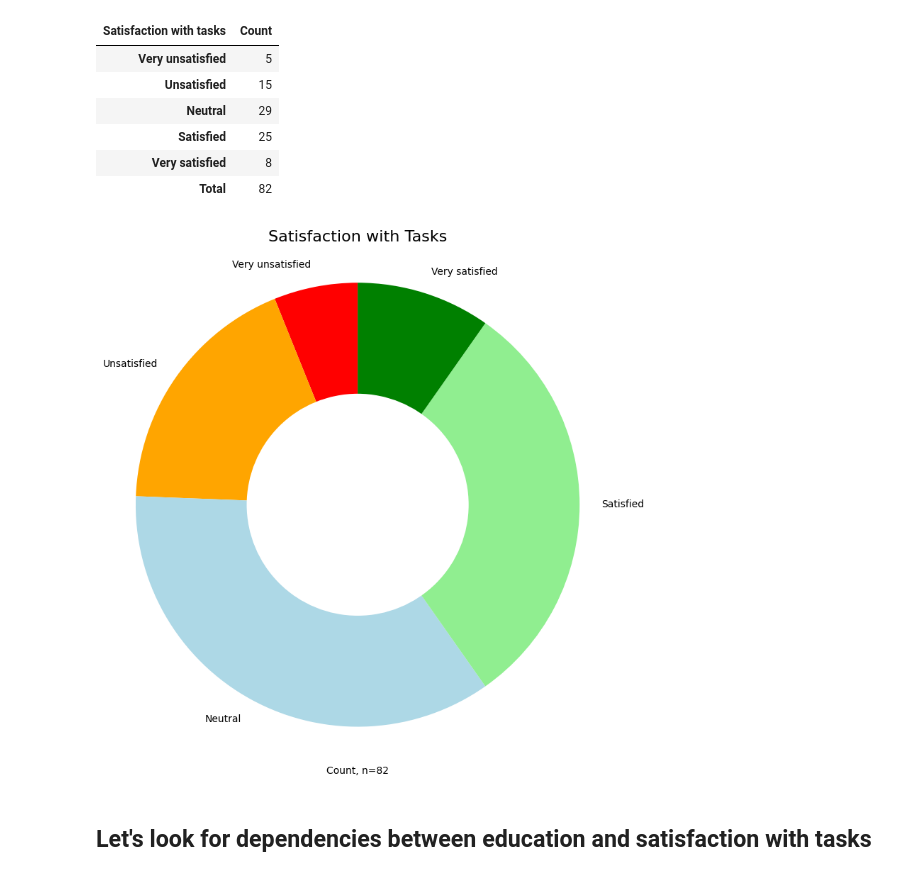
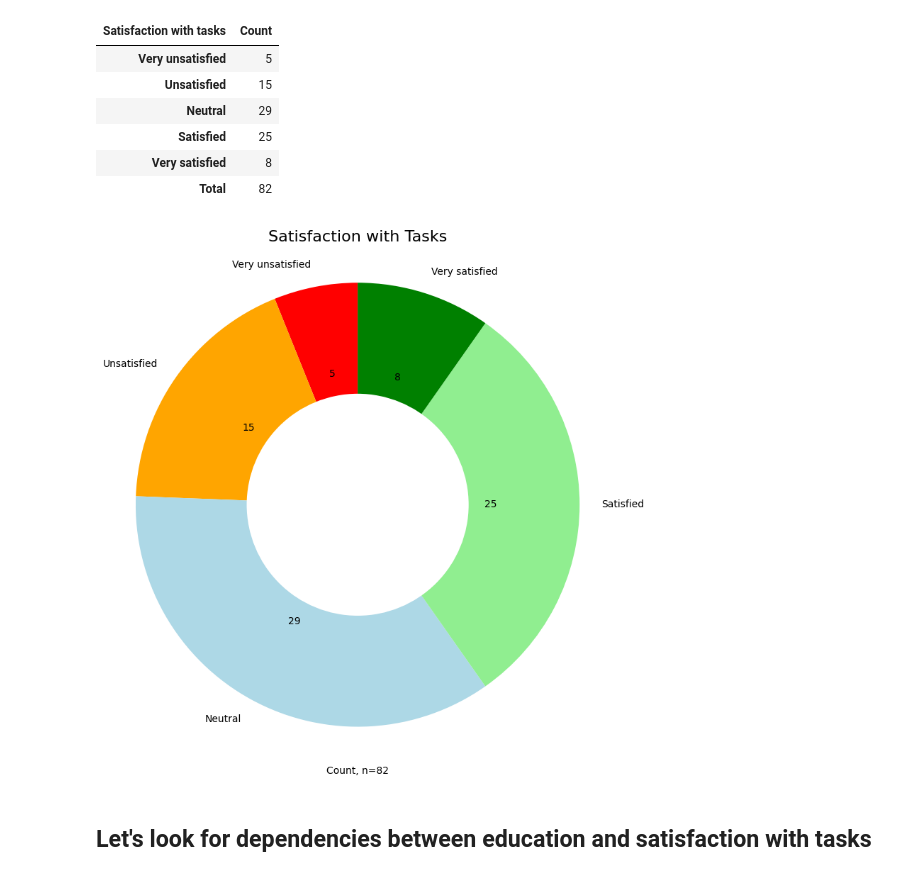
Before and after one commit to jemlau/DataAnalysisProject, a Jupyter notebook: harjoitustyöJEMINA.ipynb, the cells around one changed output. Saved outputs shown, nothing was run; the diff lists cells and outputs as text; code cells hidden in the pictures.

```diff
--- a/harjoitustyöJEMINA.ipynb
+++ b/harjoitustyöJEMINA.ipynb
@@ -164,22 +164,22 @@ df_sattasks
 # %%
 df_sattasks_filtered = df_sattasks[:-1]
 
 colors=['red', 'orange', 'lightblue', 'lightgreen', 'green']
 
 plt.figure(figsize=(8, 8))
-plt.pie(df_sattasks_filtered['Count'], labels=df_sattasks_filtered.index, autopct=None, startangle=90, colors=colors)
+plt.pie(df_sattasks_filtered['Count'], labels=df_sattasks_filtered.index, autopct=lambda p: '{:.0f}'.format(p * sum(df_sattasks_filtered['Count']) / 100), startangle=90, colors=colors)
 centre_circle = plt.Circle((0, 0), 0.50, fc='white')
 fig = plt.gcf()
 fig.gca().add_artist(centre_circle)
 plt.axis('equal')
 
 
 plt.title('Satisfaction with Tasks', fontsize=16)
 plt.xlabel('Count, n=' + str(n))
 plt.tight_layout()
 plt.show()
 # %% [output]
-[figure, old version]
+[figure, new version]
 # %% [markdown]
 ## Let's look for dependencies between education and satisfaction with tasks
 # %%
```
Also changed, not shown: parts of 4 cells of this notebook.
